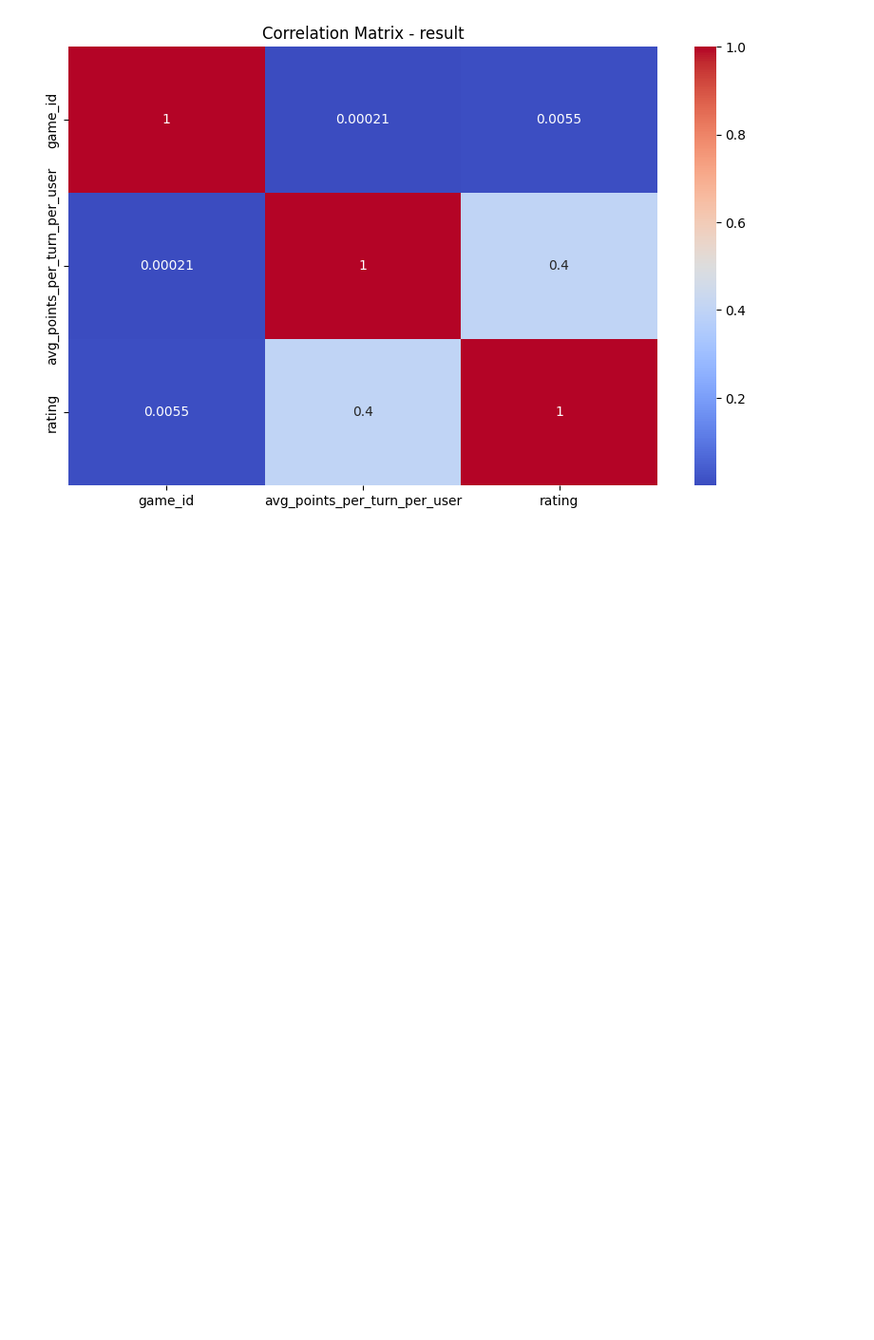
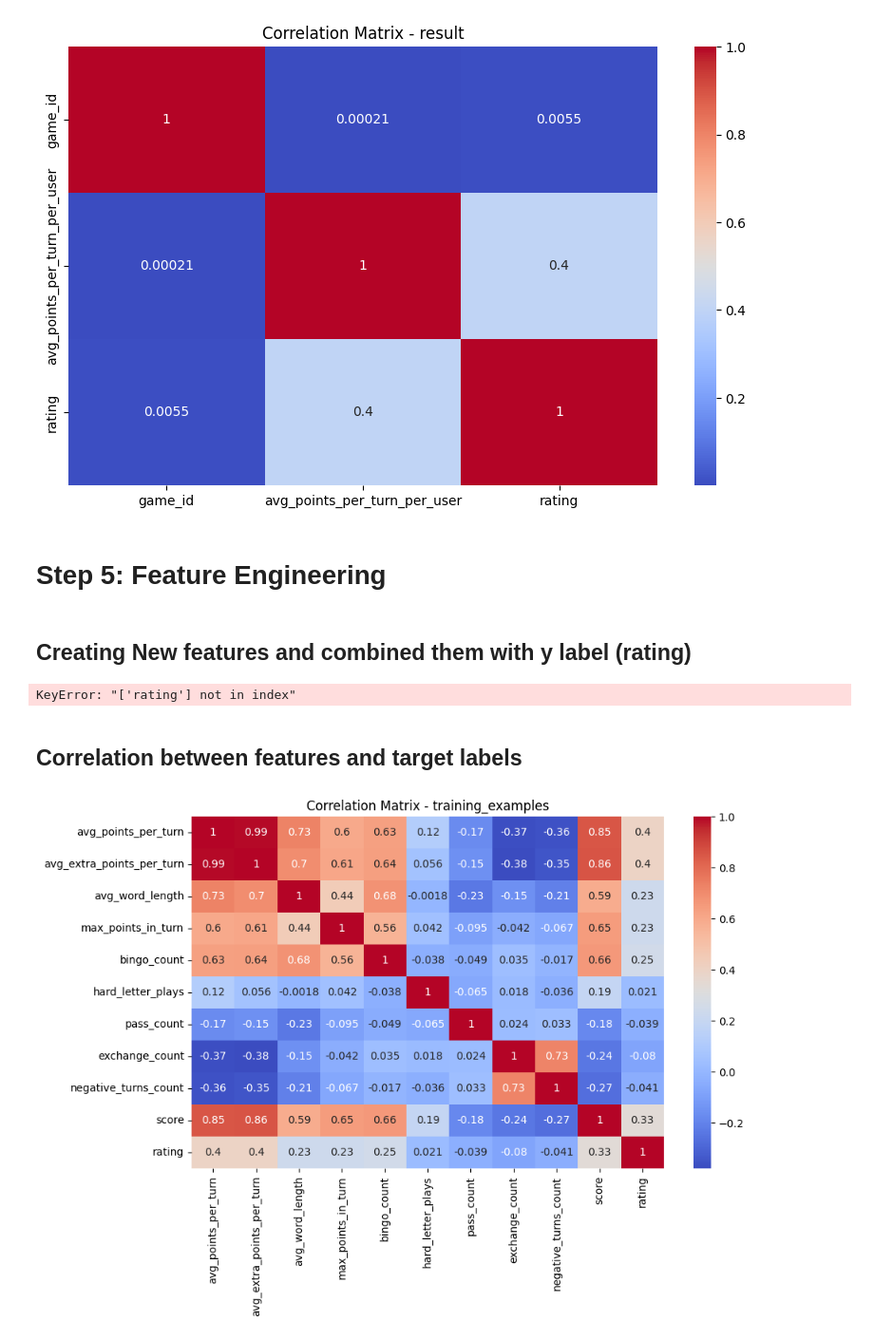
Before and after one commit to OrBenNaim/Scrabble, a Jupyter notebook: jupyter_notebook/Scrabble_EDA.ipynb, the cells around one changed output. Shown at 95% size. Saved outputs shown, nothing was run; the diff lists cells and outputs as text; code cells hidden in the pictures; blank space fills up the shorter version.

```diff
--- a/jupyter_notebook/Scrabble_EDA.ipynb
+++ b/jupyter_notebook/Scrabble_EDA.ipynb
@@ -276,3 +268,19 @@ plt.show()
 heatmap_correlation(result, "Correlation Matrix - result")
 # %% [output]
 [figure]
+# %% [markdown]
+# Step 5: Feature Engineering
+# %% [markdown]
+## Creating New features and combined them with y label (rating)
+# %%
+training_examples = create_training_examples()
+display(training_examples.head())
+print(training_examples.info())
+# %% [output]
+KeyError: "['rating'] not in index"
+# %% [markdown]
+## Correlation between features and target labels
+# %%
+ heatmap_correlation(training_examples, f"Correlation Matrix - training_examples")
+# %% [output]
+[figure, added]
```
Also changed, not shown: parts of 3 cells of this notebook, 3 other files.
